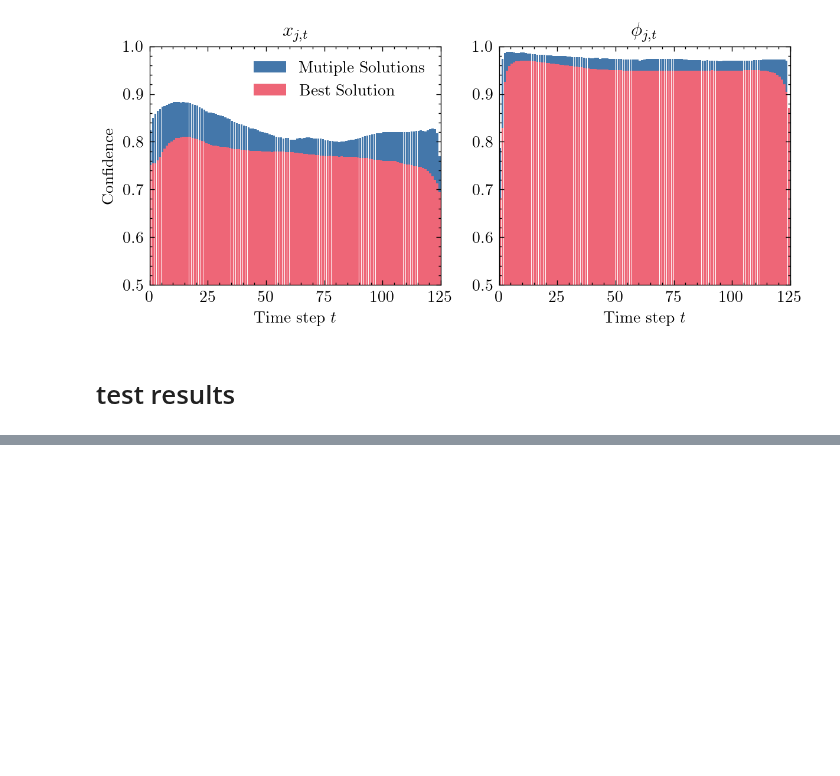
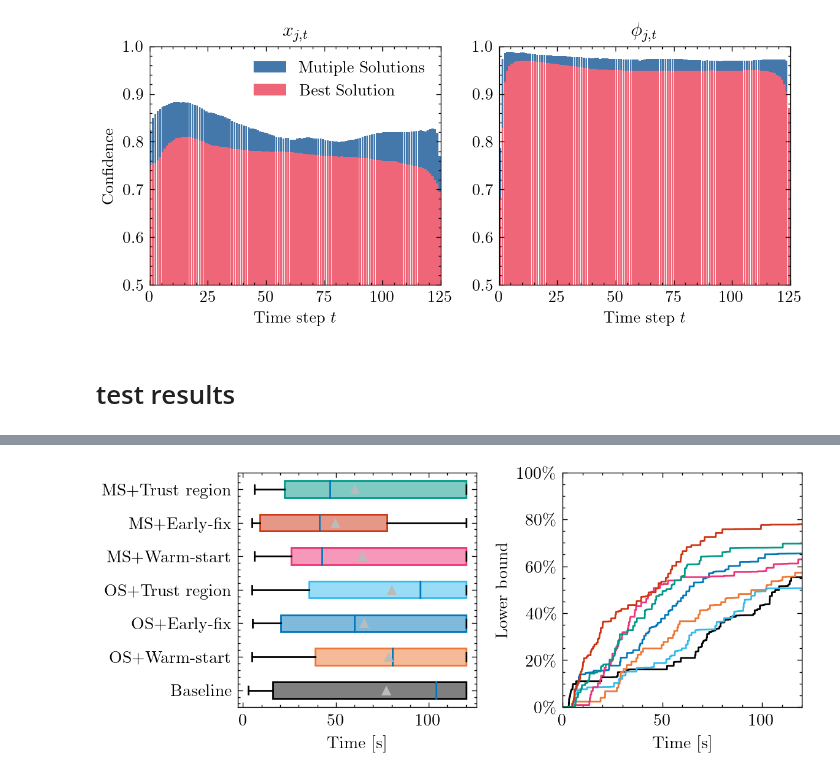
Before and after one commit to gos-ufsc/sat-gnn, a Jupyter notebook: notebooks/6.0-bmp-paper.plots.ipynb, the cells around one changed output, grey strips where cells are left out. Saved outputs shown, nothing was run; the diff lists cells and outputs as text; code cells hidden in the pictures; blank space fills up the shorter version.

```diff
--- a/notebooks/6.0-bmp-paper.plots.ipynb
+++ b/notebooks/6.0-bmp-paper.plots.ipynb
@@ -587,0 +434,28 @@ means
+# %%
+fig, axs = plt.subplots(1,2)
+fig.set_size_inches(6, 2.625)
+
+labels, values = get_labels_values('feas', 'time_to_feasible')
+
+bar_colors = [colors[-1],] + [colors[1],] * 3 + [colors[3],] * 3
+
+bplot = axs[0].boxplot(values, labels=labels, vert=False, showmeans=True, patch_artist=True,
+                       meanprops={'markerfacecolor': colors[6], 'markeredgewidth': 0})
+
+for patch, color in zip(bplot['boxes'], ['black',]+colors):
+    c = to_rgba(color)
+    c = (*c[:3], 0.5)
+    patch.set_edgecolor(color)
+    patch.set_facecolor(c)
+
+axs[0].set_xlabel('Time [s]')
+
+plot_bounds('feas', axs[1])
+
+axs[1].yaxis.set_major_formatter(mtick.PercentFormatter(xmax=1))
+
+fig.tight_layout()
+fig.savefig('../heuristic_test_feas.pdf')
+fig.show()
+# %% [output]
+[figure, added]
```
Also changed, not shown: parts of 18 cells of this notebook, 1 other file.
